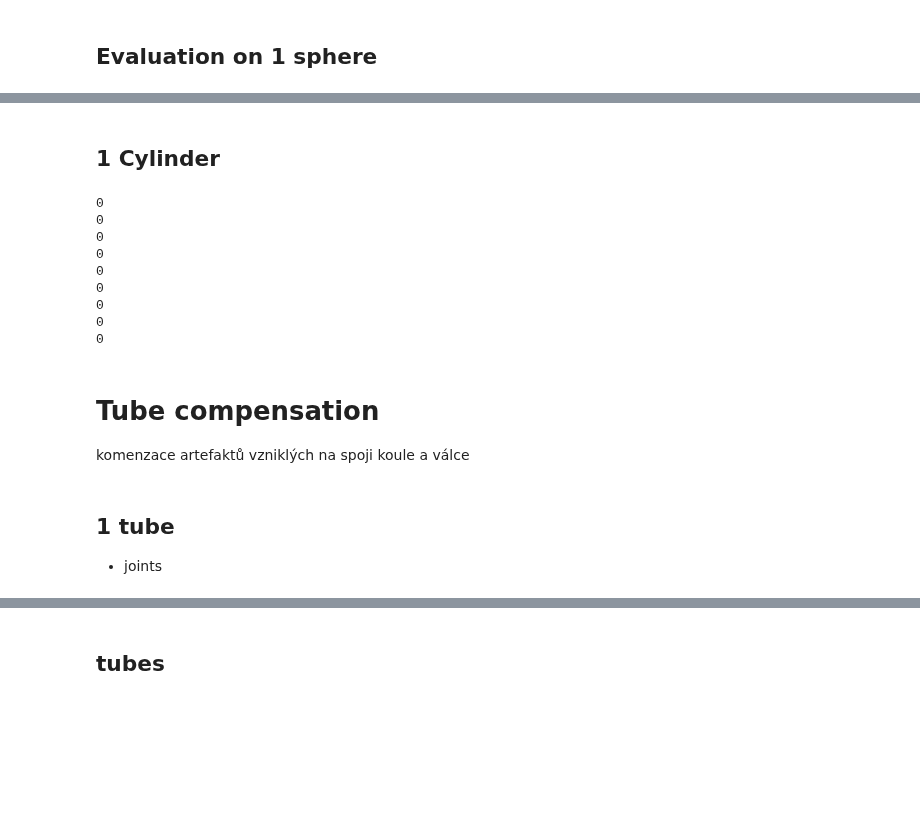
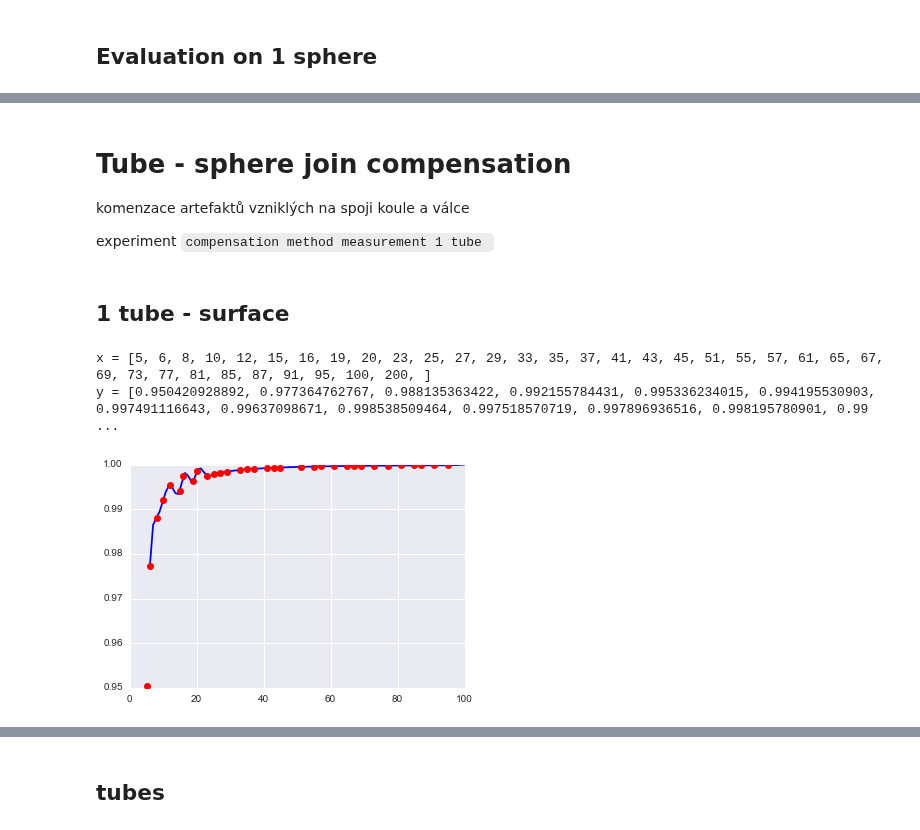
Before and after one commit to mjirik/teigen, a Jupyter notebook: examples/measured_compensation_factor.ipynb, the cells around one changed output, grey strips where cells are left out. Saved outputs shown, nothing was run; the diff lists cells and outputs as text; code cells hidden in the pictures; blank space fills up the shorter version.

```diff
--- a/examples/measured_compensation_factor.ipynb
+++ b/examples/measured_compensation_factor.ipynb
@@ -397,41 +376,21 @@ for radius_method in available_radius_methods:
         df["output note"] == run_label + radius_method
     ]
     dfsp = show_error(dfs, x_key="radius_distribution_mean")
+# %% [markdown]
+# Tube - sphere join compensation
+
+komenzace artefaktů vzniklých na spoji koule a válce
+
+
+experiment `compensation method measurement 1 tube `
 # %% [markdown]
-## 1 Cylinder
+## 1 tube - surface
-# %%
-for radius_method in available_radius_methods:
-    dfs = df[
-        df["output note"] == "compensation method 1 cylinder " + radius_method
-    ]
-    dfsp = show_error(dfs) #, x_key="radius_distribution_mean")
-    print len(dfs)
-# %% [output]
-0
-0
-0
-0
-0
-0
-0
-0
-0
-# %% [markdown]
-# Tube compensation
-
-komenzace artefaktů vzniklých na spoji koule a válce
-# %% [markdown]
-## 1 tube
-
-+ joints
 # %%
 
 #  surface
 from scipy.interpolate import UnivariateSpline
 from scipy.interpolate import InterpolatedUnivariateSpline
 
-# radius_method = "inscribed"
-radius_method = "cylinder surface"
 radius_method = "cylinder surface + sphere error"
 
 dfs = df[
@@ -448,32 +407,36 @@ if len(dfs) > 0:
     y = list(dfsm["sphere_radius_join_surface_estimation_numeric"] / dfsm["sphere_radius_join_surface_estimation"])
     # y = list(dfsm["sphere_radius_join_surface_estimation_numeric"] / dfsm["radius_distribution_mean"])
 
     x.append(100)
     y.append(1.0)
 
     x.append(200)
     y.append(1.0)
 
     x = np.asarray(x)
     y = np.asarray(y)
     spl1 = InterpolatedUnivariateSpline(x, y)
     #spl1 = UnivariateSpline(x, y,k=5)
     #spl1.set_smoothing_factor(10.01)
     xs = np.linspace(6, 100, 100)
 
     plt.plot(
         xs[:], spl1(xs[:]), "b" ,
         x[:-2], y[:-2], "ro",
     )
     stx = "x = ["
     for i in x:
         stx = stx + str(i) + ", "
     stx += "]"
     sty = "y = ["
     for i in y:
         sty = sty + str(i) + ", "
     sty += "]"
     print stx
     print sty
+# %% [output]
+x = [5, 6, 8, 10, 12, 15, 16, 19, 20, 23, 25, 27, 29, 33, 35, 37, 41, 43, 45, 51, 55, 57, 61, 65, 67, 69, 73, 77, 81, 85, 87, 91, 95, 100, 200, ]
+y = [0.950420928892, 0.977364762767, 0.988135363422, 0.992155784431, 0.995336234015, 0.994195530903, 0.997491116643, 0.99637098671, 0.998538509464, 0.997518570719, 0.997896936516, 0.998195780901, 0.99 ...
+[figure, added]
 # %%
 dfsp = show_error(dfs)
```
Also changed, not shown: parts of 24 cells of this notebook, 2 other files.
